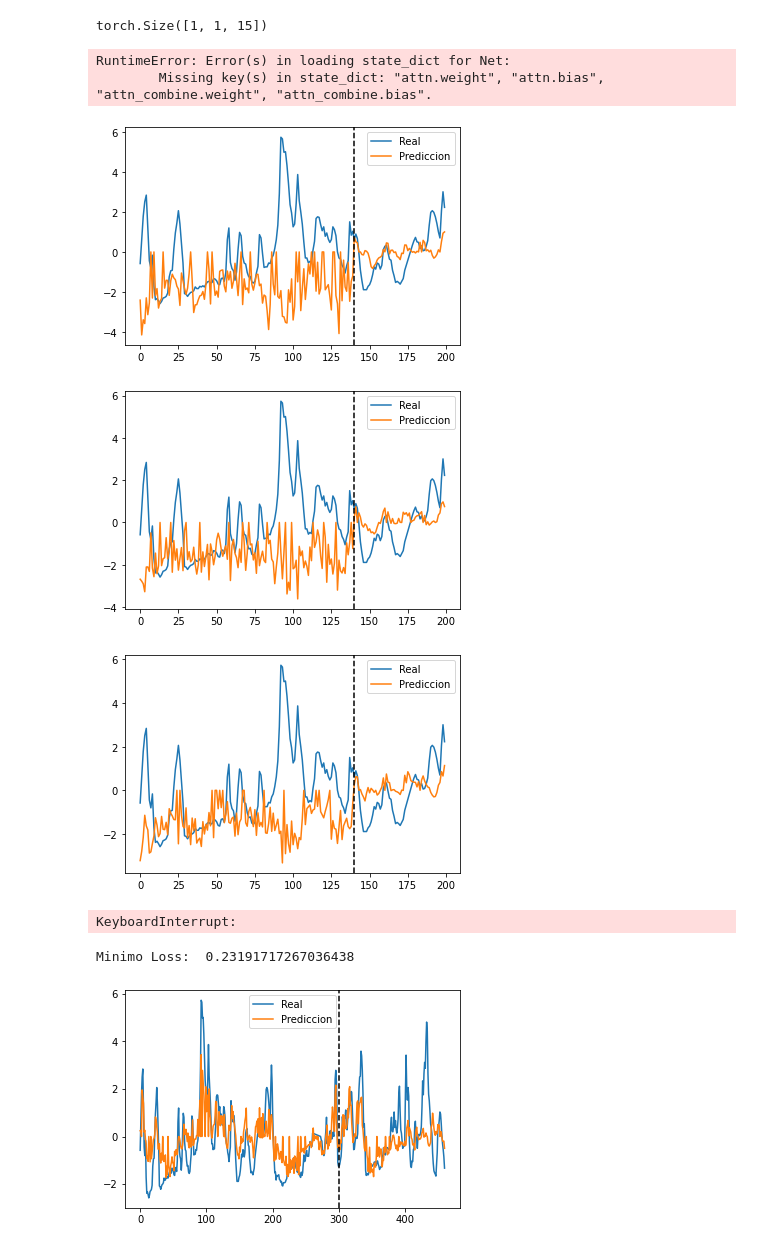
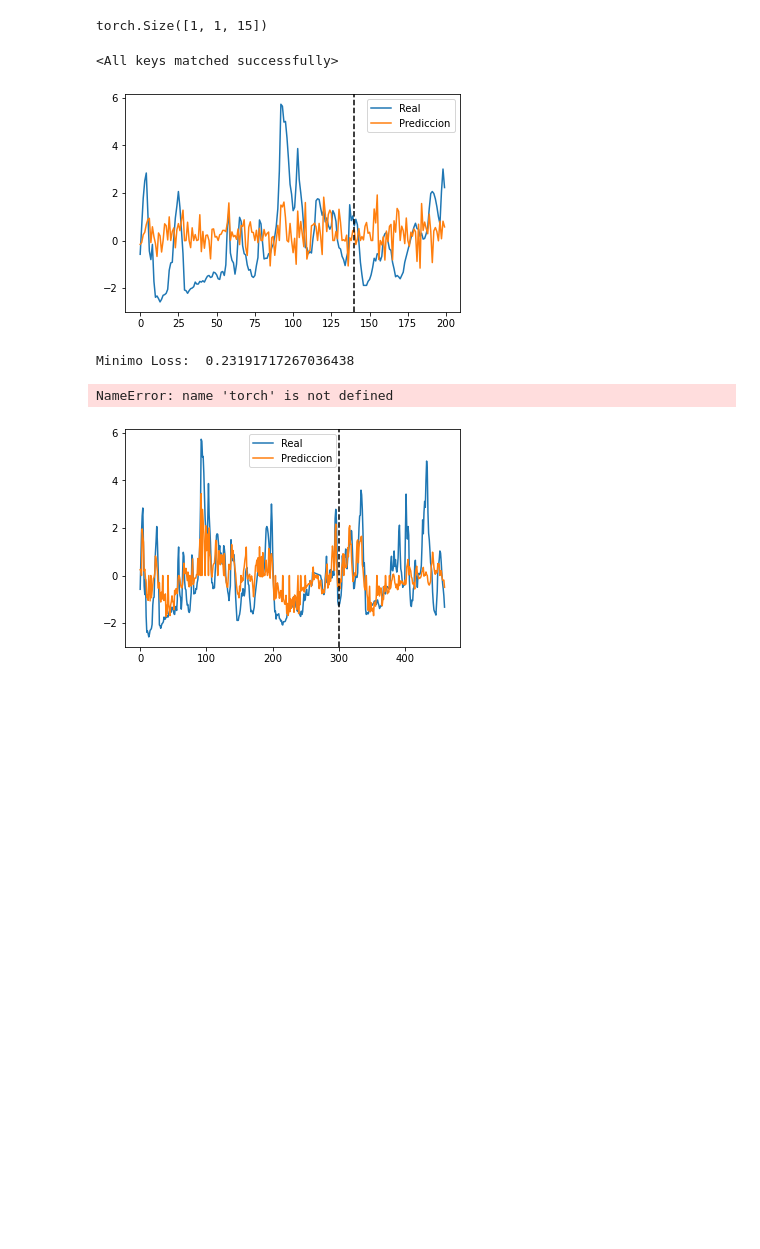
Before and after one commit to FelixStaff/Prediccion, a Jupyter notebook: Dataset copy.ipynb, the cells around one changed output. Cells and saved outputs as stored; diff of their text form; code cells hidden in the pictures; blank space fills up the shorter version.

```diff
--- a/Dataset copy.ipynb
+++ b/Dataset copy.ipynb
@@ -135,16 +135,23 @@ class Net(nn.Module):
 
         for i in range(future):
             out, (h_t,c_t) = self.lstm1(output, (h_t,c_t))
+            cat = torch.cat((out,c_t[0:1]),dim=2)
+            attn_weights = self.attn(cat)
+            attn_weights = self.softmax(attn_weights)
+            attn_applied = torch.bmm(attn_weights,outputs_attn)
+            cat = torch.cat((out,attn_applied),dim=2)
+            out = self.attn_combine(cat)
             out = self.LinearSeq(out)
             l1 = self.L1 (out)
             l2 = self.L2(l1)
             output = self.LOut(l2)
+            outputs_attn = torch.cat ((l2,outputs_attn[:,:-1,:]),dim=1)
             outputs.append(output)
         outputs = torch.cat(outputs,dim=0)
         return outputs
 # %%
 # pararmetros del entrenamiento
-learning_rate = .01
+learning_rate = .03
 num_epochs = 1000
 batch_size = 180
 clip = .5
@@ -168,3 +174,5 @@ optimizer = torch.optim.SGD(Predictor.parameters(), lr=learning_rate)
+# %%
+optimizer = torch.optim.Adam(Predictor.parameters(), lr=learning_rate)
 # %%
 sample_t = torch.zeros(1,1,input_size)
 output = Predictor(sample_t)
@@ -188,49 +196,45 @@ def test(Predictor,test_data,size,future=60):
     plt.show()
 # %%
 #min_loss = 0.24296
-min_loss = 0.24296
+min_loss = np.inf
 # %%
 # load checkpoint
 Predictor.load_state_dict(torch.load('Model/Checkpoint2.pt'))
 # %% [output]
-RuntimeError: Error(s) in loading state_dict for Net:
-        Missing key(s) in state_dict: "attn.weight", "attn.bias", "attn_combine.weight", "attn_combine.bias".
+<All keys matched successfully>
 # %%
 progress = tqdm(range(num_epochs))
 for epoch in progress:
     mean_loss = 0.0
     for _,(x,y) in enumerate(Batch_loader):
         #print (x.shape)
         if x.shape[0] < batch_size:
             continue
         #print (y.shape)
         out = Predictor(x[:-future],future=future)
         teached_out = out[:-future]
         predicted_out = out[-future:]
         teached_loss = criterion(teached_out,y[:-future])
         predicted_loss = criterion(predicted_out,y[-future:])
         loss = ((teached_loss*0.4) + (predicted_loss * 0.6)) / 2
         if torch.cuda.is_available():
             loss = loss.cuda()
         mean_loss += loss
     mean_loss = mean_loss / len(Batch_loader)
     optimizer.zero_grad()
     mean_loss.backward()
     #torch.nn.utils.clip_grad_norm_(Predictor.parameters(), clip)
     optimizer.step()
     progress.set_description("Epoch: {} Loss: {:.5f}".format(epoch,mean_loss))
     if mean_loss.item() < min_loss and mean_loss.item() > 0:
         min_loss = mean_loss.item()
         # save checkpoint
-        torch.save(Predictor.state_dict(), 'Model/Checkpoint.pt')
+        torch.save(Predictor.state_dict(), 'Model/Checkpoint2.pt')
 
-    if epoch % 5 == 0:
+    if epoch % 3 == 0:
         test(Predictor,dataset,200,future=60)
 # %% [output]
-[figure, old version]
+[figure, new version]
-[figure, removed]
-[figure, removed]
-KeyboardInterrupt:
 # %%
 print ('Minimo Loss: ',min_loss)
 # %% [output]
@@ -238,6 +242,8 @@ Minimo Loss:  0.23191717267036438
 # %%
 # guardar el modelo
 torch.save(Predictor.state_dict(), 'Model/modelApodacaAttention.pt')
+# %% [output]
+NameError: name 'torch' is not defined
 # %%
 context = 300
 pred = 160
```
Also changed, not shown: parts of 1 cell of this notebook.
